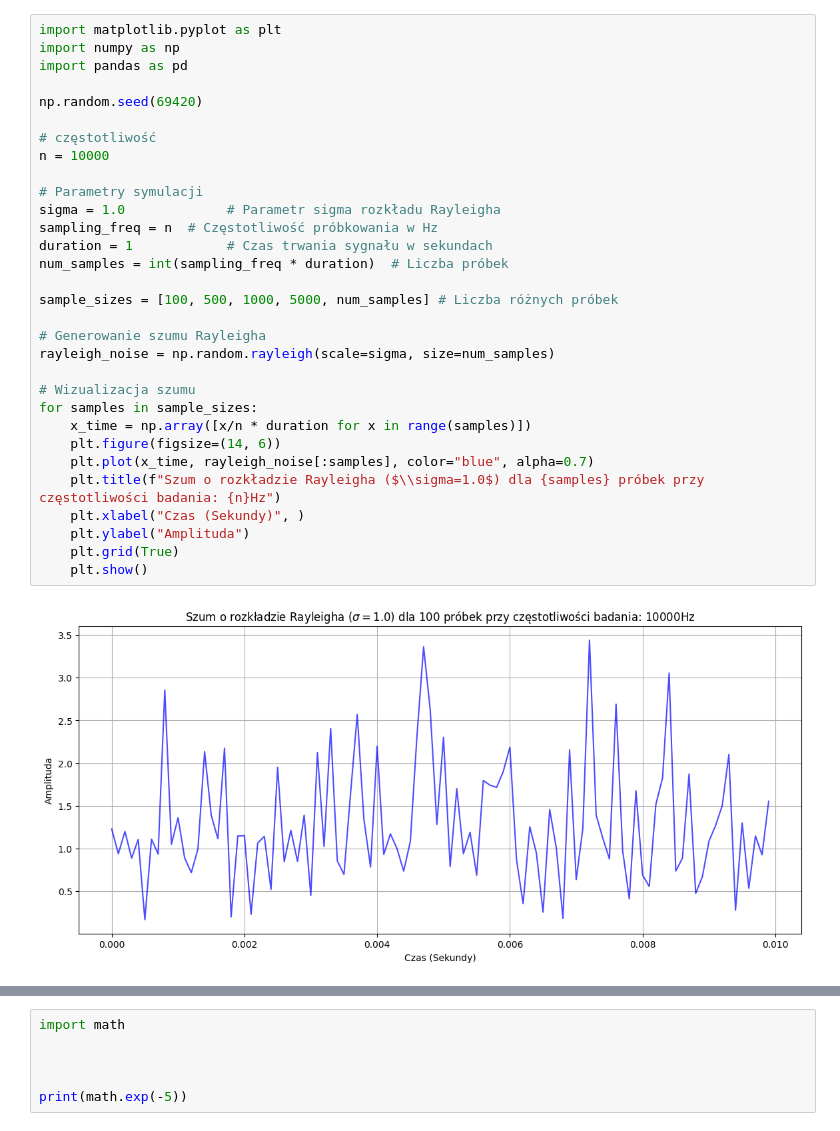
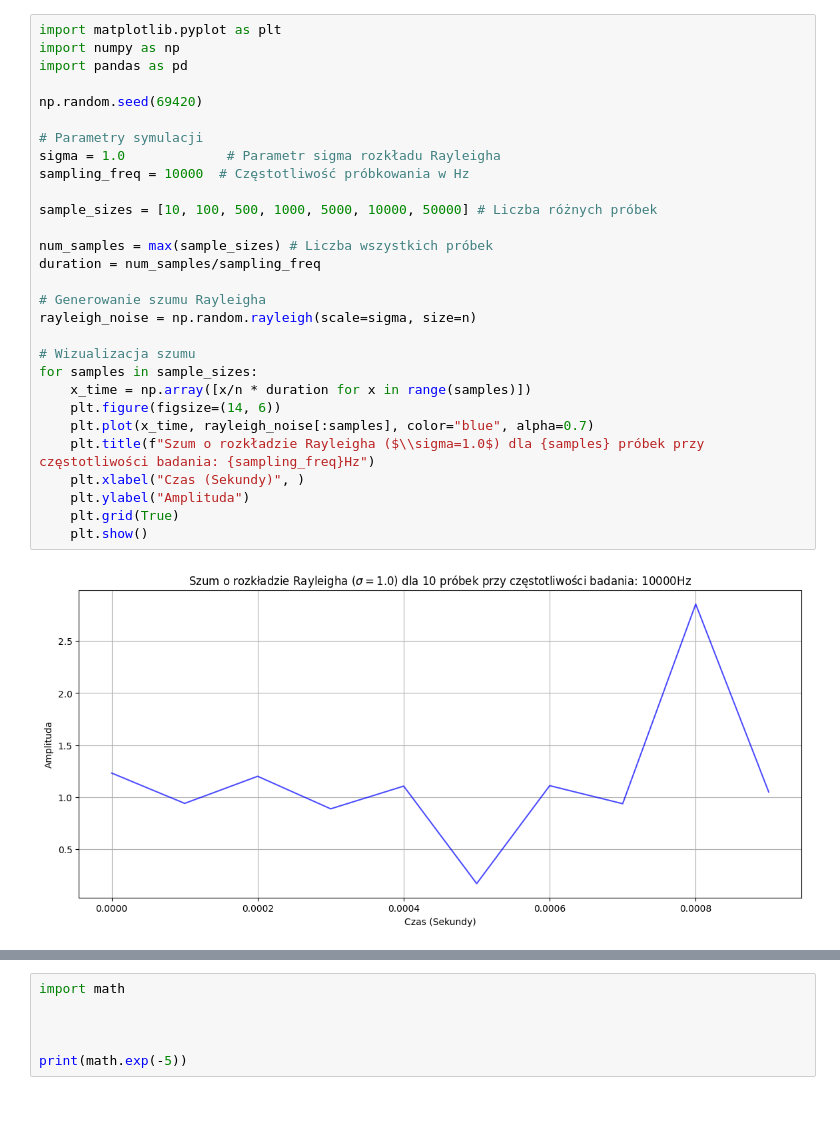
Before and after one commit to slaweksystem/Studia, a Jupyter notebook: Semestr 1/Procesy stochastyczne/zad-1.ipynb, the cells around one changed output, grey strips where cells are left out. Saved outputs shown, nothing was run; the diff lists cells and outputs as text.

```diff
--- a/Semestr 1/Procesy stochastyczne/zad-1.ipynb
+++ b/Semestr 1/Procesy stochastyczne/zad-1.ipynb
@@ -1,33 +1,31 @@
 # %%
 import matplotlib.pyplot as plt
 import numpy as np
 import pandas as pd
 
 np.random.seed(69420)
 
-# częstotliwość
-n = 10000
-
 # Parametry symulacji
 sigma = 1.0             # Parametr sigma rozkładu Rayleigha
-sampling_freq = n  # Częstotliwość próbkowania w Hz
-duration = 1            # Czas trwania sygnału w sekundach
-num_samples = int(sampling_freq * duration)  # Liczba próbek
+sampling_freq = 10000  # Częstotliwość próbkowania w Hz
 
-sample_sizes = [100, 500, 1000, 5000, num_samples] # Liczba różnych próbek
+sample_sizes = [10, 100, 500, 1000, 5000, 10000, 50000] # Liczba różnych próbek
+
+num_samples = max(sample_sizes) # Liczba wszystkich próbek
+duration = num_samples/sampling_freq
 
 # Generowanie szumu Rayleigha
-rayleigh_noise = np.random.rayleigh(scale=sigma, size=num_samples)
+rayleigh_noise = np.random.rayleigh(scale=sigma, size=n)
 
 # Wizualizacja szumu
 for samples in sample_sizes:
     x_time = np.array([x/n * duration for x in range(samples)])
     plt.figure(figsize=(14, 6))
     plt.plot(x_time, rayleigh_noise[:samples], color="blue", alpha=0.7)
-    plt.title(f"Szum o rozkładzie Rayleigha ($\\sigma=1.0$) dla {samples} próbek przy częstotliwości badania: {n}Hz")
+    plt.title(f"Szum o rozkładzie Rayleigha ($\\sigma=1.0$) dla {samples} próbek przy częstotliwości badania: {sampling_freq}Hz")
     plt.xlabel("Czas (Sekundy)", )
     plt.ylabel("Amplituda")
     plt.grid(True)
     plt.show()
 # %% [output]
-[figure, old version]
+[figure, new version]
```
Also changed, not shown: parts of 7 cells of this notebook, 1 other file.
